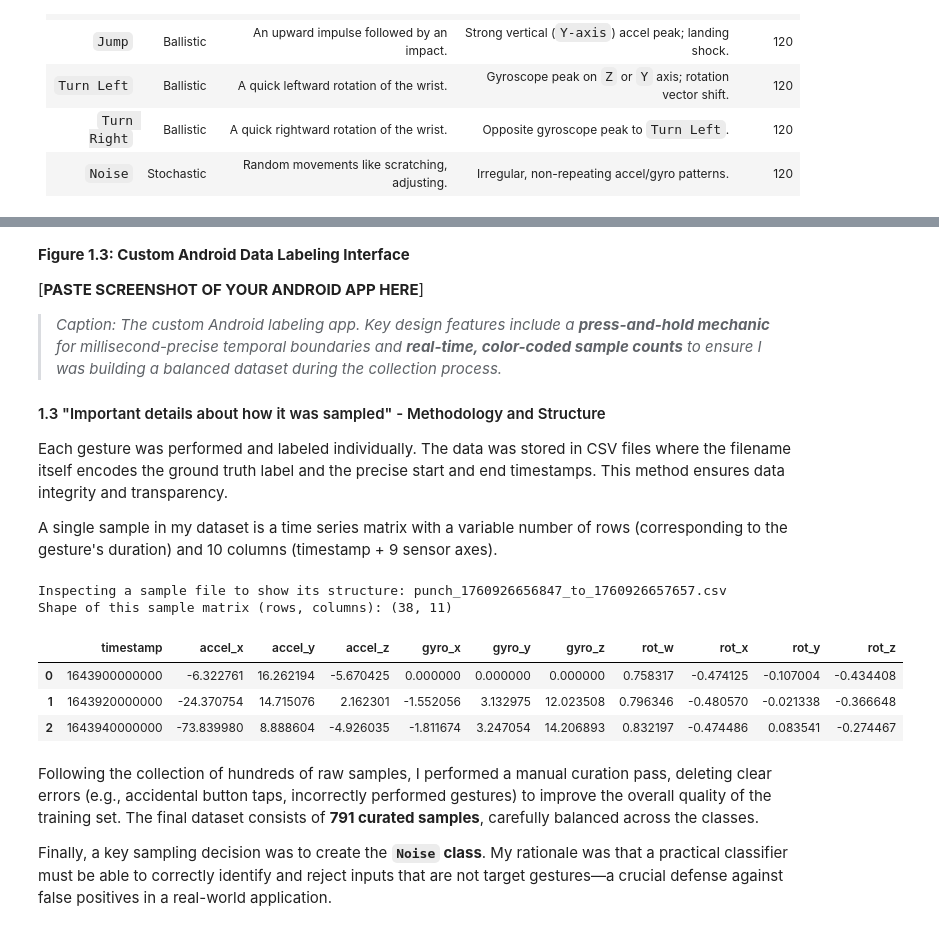
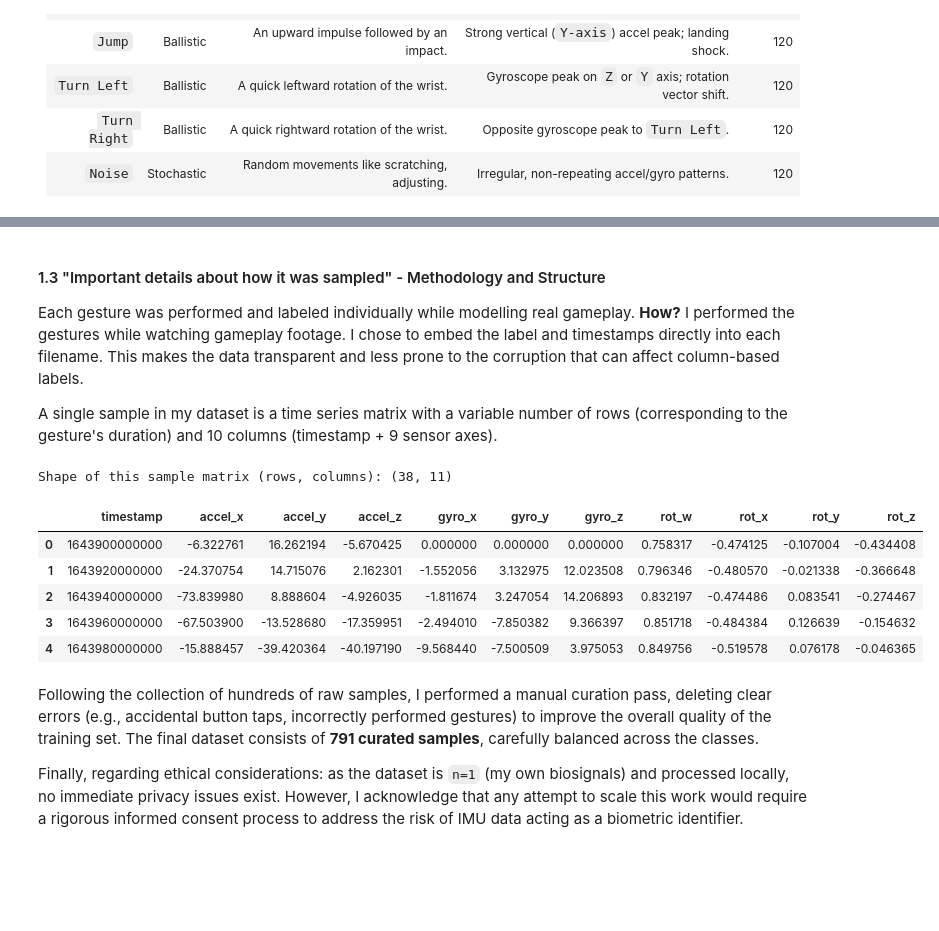
Before and after one commit to CarlKho-Minerva/v3pls, a Jupyter notebook: carl.ipynb, the cells around one changed output, grey strips where cells are left out. Drawn from its saved outputs; the diff is of its cells as text; code cells hidden in the pictures; blank space fills up the shorter version.

```diff
--- a/carl.ipynb
+++ b/carl.ipynb
@@ -56,41 +65,31 @@ The cornerstone of this pipeline is the custom Android labeling application I bu
 # %% [markdown]
-
-**Figure 1.3: Custom Android Data Labeling Interface**
-
-[**PASTE SCREENSHOT OF YOUR ANDROID APP HERE**]
-
-> *Caption: The custom Android labeling app. Key design features include a **press-and-hold mechanic** for millisecond-precise temporal boundaries and **real-time, color-coded sample counts** to ensure I was building a balanced dataset during the collection process.*
-
 #### 1.3 "Important details about how it was sampled" - Methodology and Structure
 
-Each gesture was performed and labeled individually. The data was stored in CSV files where the filename itself encodes the ground truth label and the precise start and end timestamps. This method ensures data integrity and transparency.
+Each gesture was performed and labeled individually while modelling real gameplay. **How?** I performed the gestures while watching gameplay footage. I chose to embed the label and timestamps directly into each filename. This makes the data transparent and less prone to the corruption that can affect column-based labels.
+
 
 A single sample in my dataset is a time series matrix with a variable number of rows (corresponding to the gesture's duration) and 10 columns (timestamp + 9 sensor axes).
 # %%
 import pandas as pd
 from pathlib import Path
 
-# This path should be adjusted to your local project directory
-DATA_PATH = Path("data/organized_training/multiclass_classification/punch")
-SAMPLE_FILE = DATA_PATH / "punch_1760926656847_to_1760926657657.csv"
-
-print(f"Inspecting a sample file to show its structure: {SAMPLE_FILE.name}")
-if SAMPLE_FILE.exists():
-    # Load and display the structure of a single time series matrix
-    sample_df = pd.read_csv(SAMPLE_FILE)
-    print(f"Shape of this sample matrix (rows, columns): {sample_df.shape}")
-    display(sample_df.head(3))
-else:
-    print(f"\n--- Sample file not found at '{SAMPLE_FILE}' ---")
-    print("Please ensure the data path is configured correctly.")
+# Load and display the structure of a single time series matrix
+sample_df = pd.read_csv(
+    Path(
+        "data/organized_training/multiclass_classification/punch/punch_1760926656847_to_1760926657657.csv"
+    )
+)
+print(f"Shape of this sample matrix (rows, columns): {sample_df.shape}")
+display(sample_df.head(5))
 # %% [output]
-Inspecting a sample file to show its structure: punch_1760926656847_to_1760926657657.csv
 Shape of this sample matrix (rows, columns): (38, 11)
 |  | timestamp | accel_x | accel_y | accel_z | gyro_x | gyro_y | gyro_z | rot_w | rot_x | rot_y | rot_z |
 | 0 | 1643900000000 | -6.322761 | 16.262194 | -5.670425 | 0.000000 | 0.000000 | 0.000000 | 0.758317 | -0.474125 | -0.107004 | -0.434408 |
 | 1 | 1643920000000 | -24.370754 | 14.715076 | 2.162301 | -1.552056 | 3.132975 | 12.023508 | 0.796346 | -0.480570 | -0.021338 | -0.366648 |
 | 2 | 1643940000000 | -73.839980 | 8.888604 | -4.926035 | -1.811674 | 3.247054 | 14.206893 | 0.832197 | -0.474486 | 0.083541 | -0.274467 |
+| 3 | 1643960000000 | -67.503900 | -13.528680 | -17.359951 | -2.494010 | -7.850382 | 9.366397 | 0.851718 | -0.484384 | 0.126639 | -0.154632 |
+| 4 | 1643980000000 | -15.888457 | -39.420364 | -40.197190 | -9.568440 | -7.500509 | 3.975053 | 0.849756 | -0.519578 | 0.076178 | -0.046365 |
 # %% [markdown]
 Following the collection of hundreds of raw samples, I performed a manual curation pass, deleting clear errors (e.g., accidental button taps, incorrectly performed gestures) to improve the overall quality of the training set. The final dataset consists of **791 curated samples**, carefully balanced across the classes.
 
-Finally, a key sampling decision was to create the **`Noise` class**. My rationale was that a practical classifier must be able to correctly identify and reject inputs that are not target gestures—a crucial defense against false positives in a real-world application.
+Finally, regarding ethical considerations: as the dataset is `n=1` (my own biosignals) and processed locally, no immediate privacy issues exist. However, I acknowledge that any attempt to scale this work would require a rigorous informed consent process to address the risk of IMU data acting as a biometric identifier.
```
Also changed, not shown: parts of 2 cells of this notebook, 1 other file.
